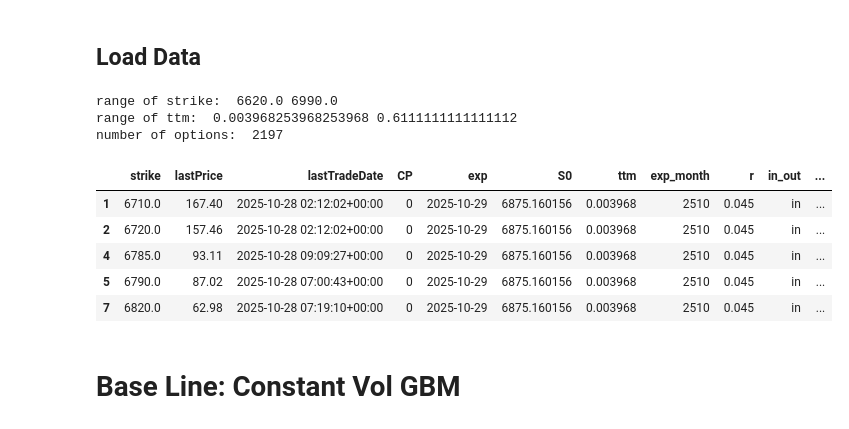
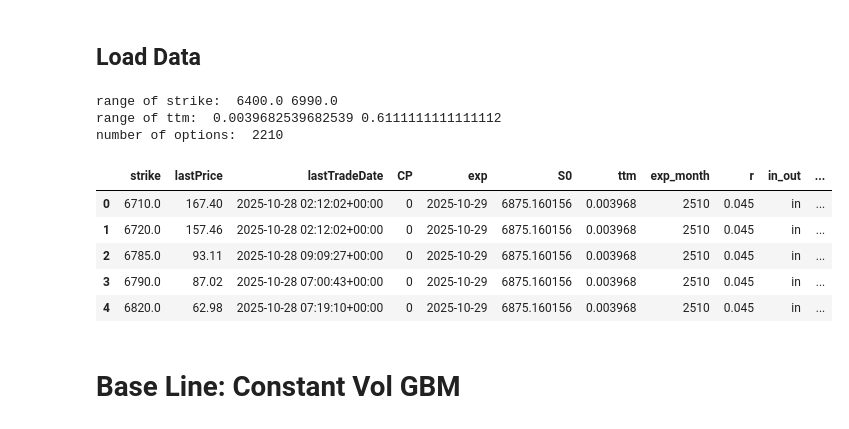
Before and after one commit to StevenYang23/MonteCarloOptionPricing, a Jupyter notebook: main.ipynb, the cells around one changed output. Drawn from its saved outputs; the diff is of its cells as text; code cells hidden in the pictures.

```diff
--- a/main.ipynb
+++ b/main.ipynb
@@ -23,26 +23,26 @@ from BaseLineGBM import GBM_simulation
 # %%
 ticker = "^SPX"
 spx = yf.Ticker(ticker)
 r = 0.045
 
-calls,date = get_Today_data(Ticker = spx, r = r)
-save_to_csv(calls,date)
-# calls = read_from_csv("2025-10-28")
+# calls,date = get_Today_data(Ticker = spx, r = r)
+# save_to_csv(calls,date)
+calls = read_from_csv("2025-10-28")
 
 print("range of strike: ",calls["strike"].min(),calls["strike"].max())
 print("range of ttm: ",calls["ttm"].min(),calls["ttm"].max())
 print("number of options: ",calls.size)
 calls.head()
 # %% [output]
-range of strike:  6620.0 6990.0
-range of ttm:  0.003968253968253968 0.6111111111111112
-number of options:  2197
+range of strike:  6400.0 6990.0
+range of ttm:  0.0039682539682539 0.6111111111111112
+number of options:  2210
 |  | strike | lastPrice | lastTradeDate | CP | exp | S0 | ttm | exp_month | r | in_out | ... |
-| 1 | 6710.0 | 167.40 | 2025-10-28 02:12:02+00:00 | 0 | 2025-10-29 | 6875.160156 | 0.003968 | 2510 | 0.045 | in | ... |
-| 2 | 6720.0 | 157.46 | 2025-10-28 02:12:02+00:00 | 0 | 2025-10-29 | 6875.160156 | 0.003968 | 2510 | 0.045 | in | ... |
-| 4 | 6785.0 | 93.11 | 2025-10-28 09:09:27+00:00 | 0 | 2025-10-29 | 6875.160156 | 0.003968 | 2510 | 0.045 | in | ... |
-| 5 | 6790.0 | 87.02 | 2025-10-28 07:00:43+00:00 | 0 | 2025-10-29 | 6875.160156 | 0.003968 | 2510 | 0.045 | in | ... |
-| 7 | 6820.0 | 62.98 | 2025-10-28 07:19:10+00:00 | 0 | 2025-10-29 | 6875.160156 | 0.003968 | 2510 | 0.045 | in | ... |
+| 0 | 6710.0 | 167.40 | 2025-10-28 02:12:02+00:00 | 0 | 2025-10-29 | 6875.160156 | 0.003968 | 2510 | 0.045 | in | ... |
+| 1 | 6720.0 | 157.46 | 2025-10-28 02:12:02+00:00 | 0 | 2025-10-29 | 6875.160156 | 0.003968 | 2510 | 0.045 | in | ... |
+| 2 | 6785.0 | 93.11 | 2025-10-28 09:09:27+00:00 | 0 | 2025-10-29 | 6875.160156 | 0.003968 | 2510 | 0.045 | in | ... |
+| 3 | 6790.0 | 87.02 | 2025-10-28 07:00:43+00:00 | 0 | 2025-10-29 | 6875.160156 | 0.003968 | 2510 | 0.045 | in | ... |
+| 4 | 6820.0 | 62.98 | 2025-10-28 07:19:10+00:00 | 0 | 2025-10-29 | 6875.160156 | 0.003968 | 2510 | 0.045 | in | ... |
 # %% [markdown]
 # Base Line: Constant Vol GBM
 # %%
```
Also changed, not shown: parts of 7 cells of this notebook, 2 other files.
